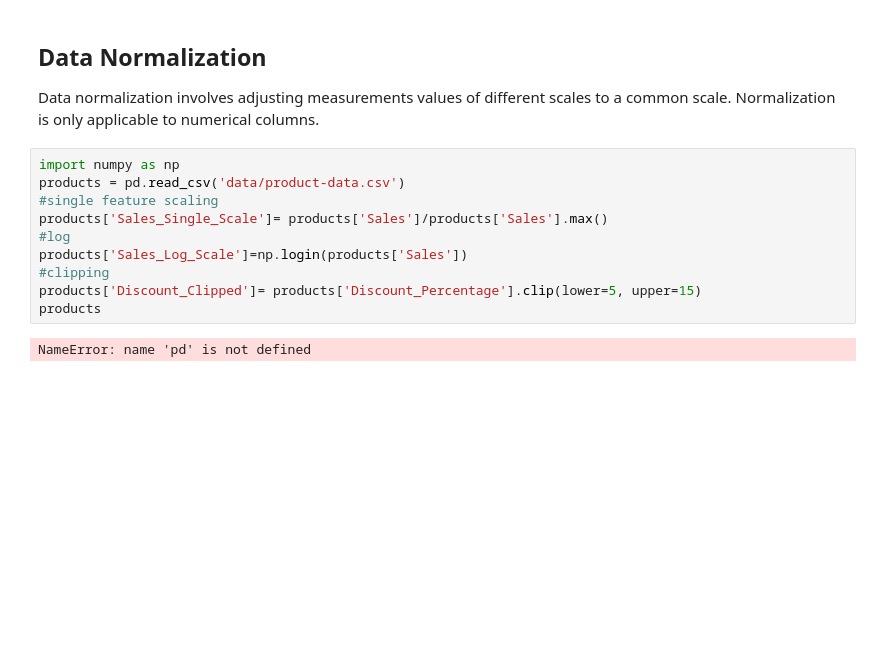
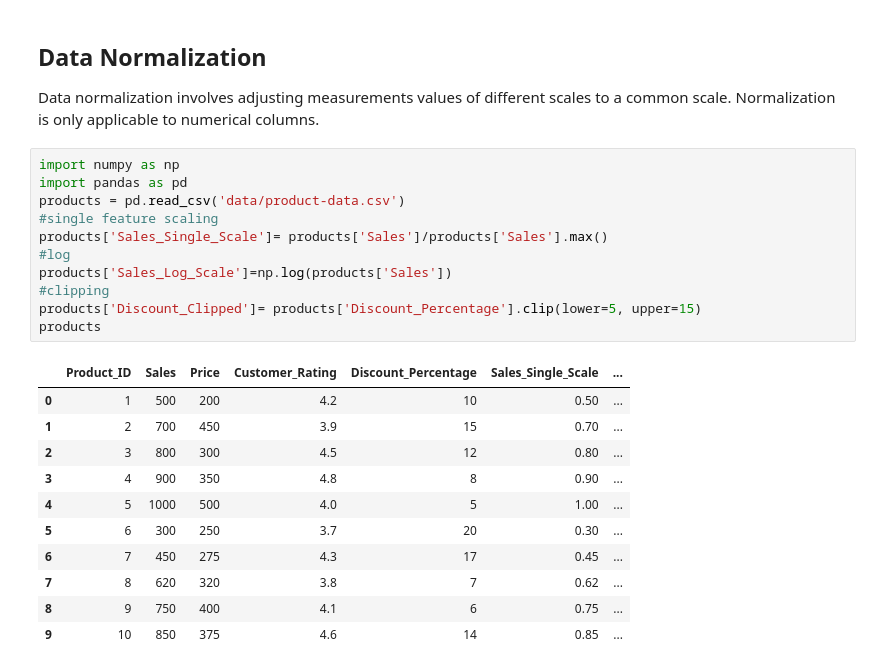
Before and after one commit to Samyog10/Python, a Jupyter notebook: week_4.ipynb, the cells around one changed output. Cells and saved outputs as stored; diff of their text form; blank space fills up the shorter version.

```diff
--- a/week_4.ipynb
+++ b/week_4.ipynb
@@ -196,13 +196,24 @@ Data normalization involves adjusting measurements values of different scales to
 Normalization is only applicable to numerical columns.
 # %%
 import numpy as np
+import pandas as pd
 products = pd.read_csv('data/product-data.csv')
 #single feature scaling
 products['Sales_Single_Scale']= products['Sales']/products['Sales'].max()
 #log
-products['Sales_Log_Scale']=np.login(products['Sales'])
+products['Sales_Log_Scale']=np.log(products['Sales'])
 #clipping
 products['Discount_Clipped']= products['Discount_Percentage'].clip(lower=5, upper=15)
 products
 # %% [output]
-NameError: name 'pd' is not defined
+|  | Product_ID | Sales | Price | Customer_Rating | Discount_Percentage | Sales_Single_Scale | ... |
+| 0 | 1 | 500 | 200 | 4.2 | 10 | 0.50 | ... |
+| 1 | 2 | 700 | 450 | 3.9 | 15 | 0.70 | ... |
+| 2 | 3 | 800 | 300 | 4.5 | 12 | 0.80 | ... |
+| 3 | 4 | 900 | 350 | 4.8 | 8 | 0.90 | ... |
+| 4 | 5 | 1000 | 500 | 4.0 | 5 | 1.00 | ... |
+| 5 | 6 | 300 | 250 | 3.7 | 20 | 0.30 | ... |
+| 6 | 7 | 450 | 275 | 4.3 | 17 | 0.45 | ... |
+| 7 | 8 | 620 | 320 | 3.8 | 7 | 0.62 | ... |
+| 8 | 9 | 750 | 400 | 4.1 | 6 | 0.75 | ... |
+| 9 | 10 | 850 | 375 | 4.6 | 14 | 0.85 | ... |
```
Also changed, not shown: parts of 6 cells of this notebook.
